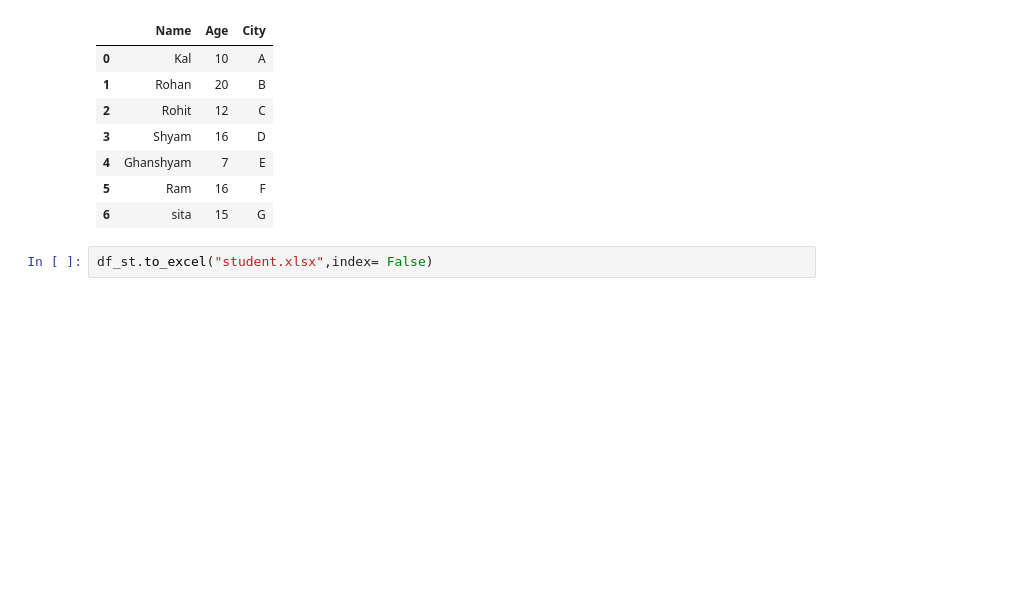
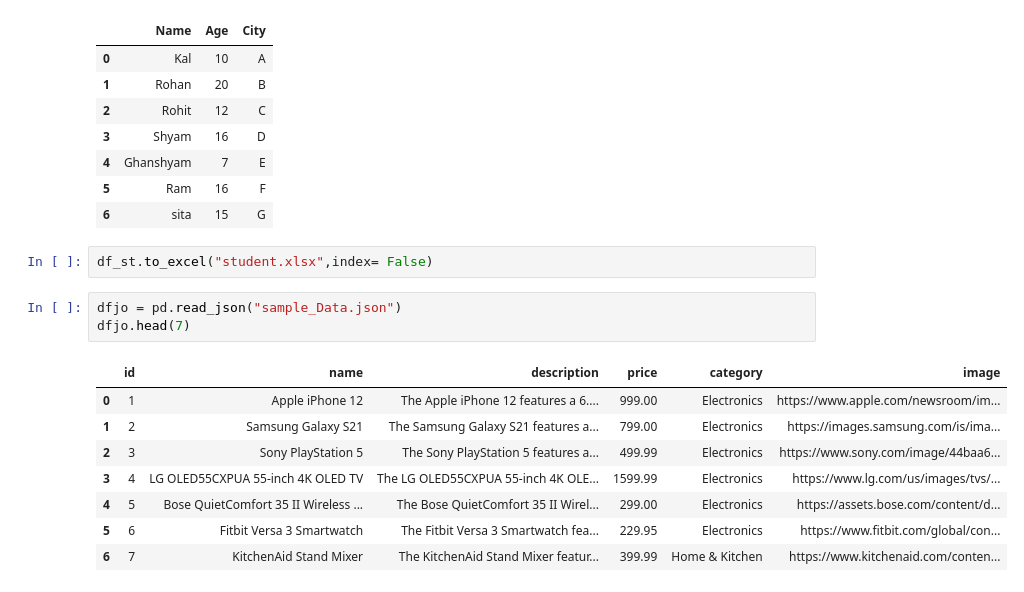
Before and after one commit to chandrahashkumar/OOP, a Jupyter notebook: Pandas/panda_01.ipynb, the cells around one changed output. Drawn from its saved outputs; the diff is of its cells as text; blank space fills up the shorter version.

```diff
--- a/Pandas/panda_01.ipynb
+++ b/Pandas/panda_01.ipynb
@@ -63,3 +63,15 @@ df_st
 | 6 | sita | 15 | G |
 # %%
 df_st.to_excel("student.xlsx",index= False)
+# %%
+dfjo = pd.read_json("sample_Data.json")
+dfjo.head(7)
+# %% [output]
+|  | id | name | description | price | category | image |
+| 0 | 1 | Apple iPhone 12 | The Apple iPhone 12 features a 6.... | 999.00 | Electronics | https://www.apple.com/newsroom/im... |
+| 1 | 2 | Samsung Galaxy S21 | The Samsung Galaxy S21 features a... | 799.00 | Electronics | https://images.samsung.com/is/ima... |
+| 2 | 3 | Sony PlayStation 5 | The Sony PlayStation 5 features a... | 499.99 | Electronics | https://www.sony.com/image/44baa6... |
+| 3 | 4 | LG OLED55CXPUA 55-inch 4K OLED TV | The LG OLED55CXPUA 55-inch 4K OLE... | 1599.99 | Electronics | https://www.lg.com/us/images/tvs/... |
+| 4 | 5 | Bose QuietComfort 35 II Wireless ... | The Bose QuietComfort 35 II Wirel... | 299.00 | Electronics | https://assets.bose.com/content/d... |
+| 5 | 6 | Fitbit Versa 3 Smartwatch | The Fitbit Versa 3 Smartwatch fea... | 229.95 | Electronics | https://www.fitbit.com/global/con... |
+| 6 | 7 | KitchenAid Stand Mixer | The KitchenAid Stand Mixer featur... | 399.99 | Home & Kitchen | https://www.kitchenaid.com/conten... |
```
Also changed, not shown: parts of 14 cells of this notebook.
